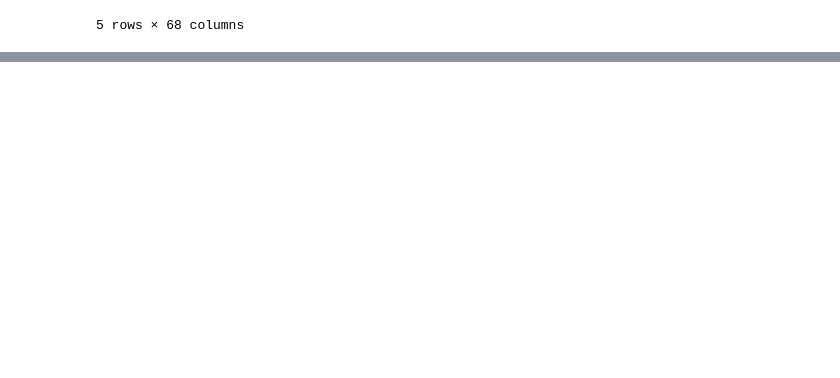
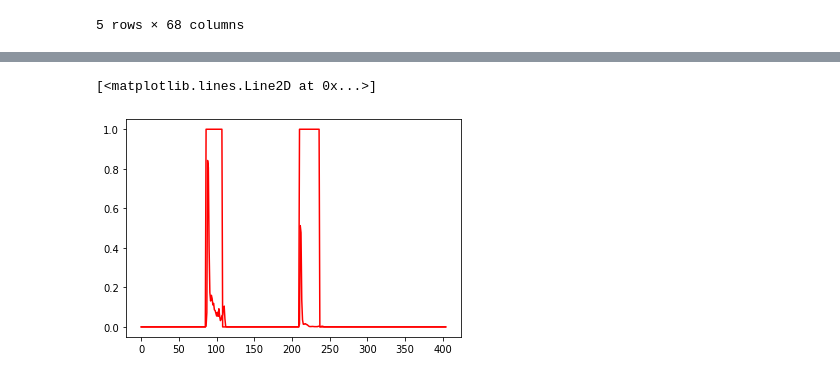
Before and after one commit to KNU-BrainAI-Capstone2021/SIB, a Jupyter notebook: model/model_mlp_space.ipynb, the cells around one changed output, grey strips where cells are left out. Drawn from its saved outputs; the diff is of its cells as text; code cells hidden in the pictures; blank space fills up the shorter version.

```diff
--- a/model/model_mlp_space.ipynb
+++ b/model/model_mlp_space.ipynb
@@ -154,0 +154,7 @@ plt.plot(range(270), k[:,3], 'c')
+# %%
+plt.plot(range(size), y_test['a'], 'r')
+
+plt.plot(range(size), predict[:,0], 'r')
+# %% [output]
+[<matplotlib.lines.Line2D at 0x...>]
+[figure, added]
```
Also changed, not shown: parts of 14 cells of this notebook.
